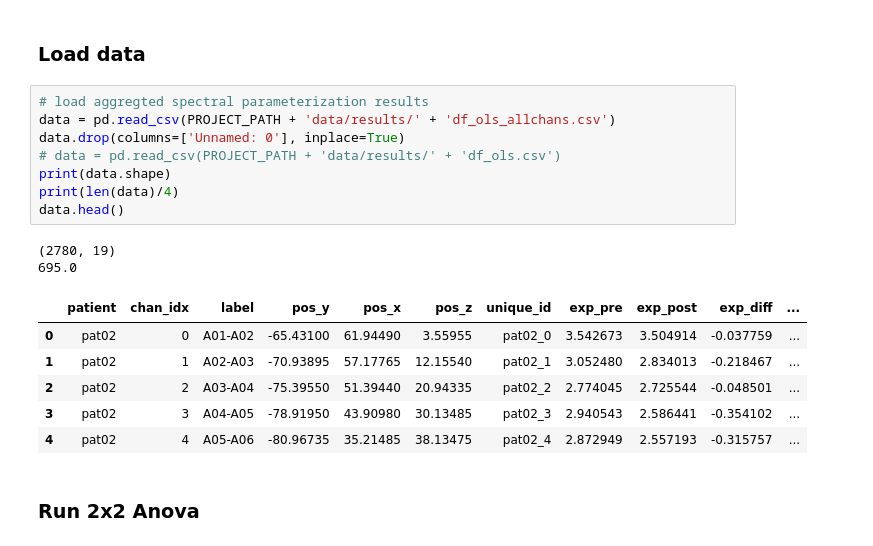
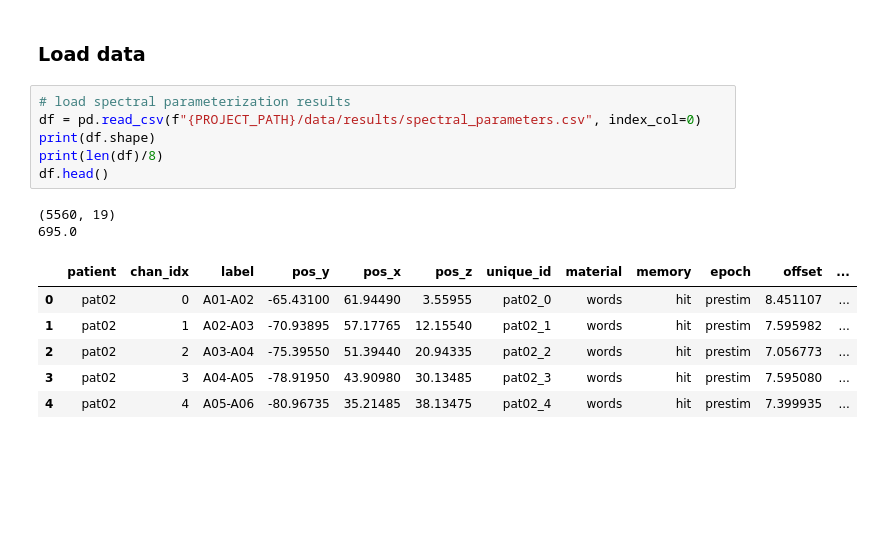
Before and after one commit to voytekresearch/oscillation_vs_exponent, a Jupyter notebook: notebooks/sme.ipynb, the cells around one changed output. Drawn from its saved outputs; the diff is of its cells as text; blank space fills up the shorter version.

```diff
--- a/notebooks/sme.ipynb
+++ b/notebooks/sme.ipynb
@@ -14,21 +14,17 @@ PROJECT_PATH = 'C:/Users/micha/projects/oscillation_vs_exponent/'
 # %% [markdown]
 ### Load data
 # %%
-# load aggregted spectral parameterization results
-data = pd.read_csv(PROJECT_PATH + 'data/results/' + 'df_ols_allchans.csv')
-data.drop(columns=['Unnamed: 0'], inplace=True)
-# data = pd.read_csv(PROJECT_PATH + 'data/results/' + 'df_ols.csv')
-print(data.shape)
-print(len(data)/4)
-data.head()
+# load spectral parameterization results
+df = pd.read_csv(f"{PROJECT_PATH}/data/results/spectral_parameters.csv", index_col=0)
+print(df.shape)
+print(len(df)/8)
+df.head()
 # %% [output]
-(2780, 19)
+(5560, 19)
 695.0
-|  | patient | chan_idx | label | pos_y | pos_x | pos_z | unique_id | exp_pre | exp_post | exp_diff | ... |
-| 0 | pat02 | 0 | A01-A02 | -65.43100 | 61.94490 | 3.55955 | pat02_0 | 3.542673 | 3.504914 | -0.037759 | ... |
-| 1 | pat02 | 1 | A02-A03 | -70.93895 | 57.17765 | 12.15540 | pat02_1 | 3.052480 | 2.834013 | -0.218467 | ... |
-| 2 | pat02 | 2 | A03-A04 | -75.39550 | 51.39440 | 20.94335 | pat02_2 | 2.774045 | 2.725544 | -0.048501 | ... |
-| 3 | pat02 | 3 | A04-A05 | -78.91950 | 43.90980 | 30.13485 | pat02_3 | 2.940543 | 2.586441 | -0.354102 | ... |
-| 4 | pat02 | 4 | A05-A06 | -80.96735 | 35.21485 | 38.13475 | pat02_4 | 2.872949 | 2.557193 | -0.315757 | ... |
+|  | patient | chan_idx | label | pos_y | pos_x | pos_z | unique_id | material | memory | epoch | offset | ... |
+| 0 | pat02 | 0 | A01-A02 | -65.43100 | 61.94490 | 3.55955 | pat02_0 | words | hit | prestim | 8.451107 | ... |
+| 1 | pat02 | 1 | A02-A03 | -70.93895 | 57.17765 | 12.15540 | pat02_1 | words | hit | prestim | 7.595982 | ... |
+| 2 | pat02 | 2 | A03-A04 | -75.39550 | 51.39440 | 20.94335 | pat02_2 | words | hit | prestim | 7.056773 | ... |
+| 3 | pat02 | 3 | A04-A05 | -78.91950 | 43.90980 | 30.13485 | pat02_3 | words | hit | prestim | 7.595080 | ... |
+| 4 | pat02 | 4 | A05-A06 | -80.96735 | 35.21485 | 38.13475 | pat02_4 | words | hit | prestim | 7.399935 | ... |
-# %% [markdown]
-### Run 2x2 Anova
```
Also changed, not shown: parts of 10 cells of this notebook.
